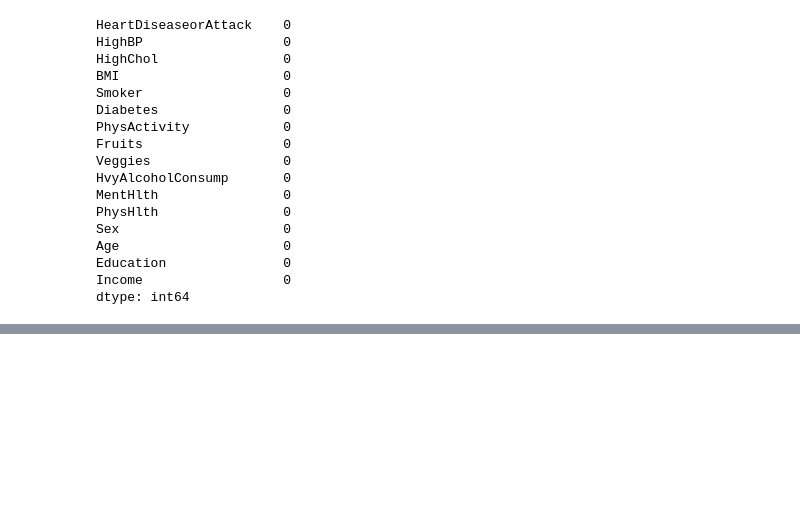
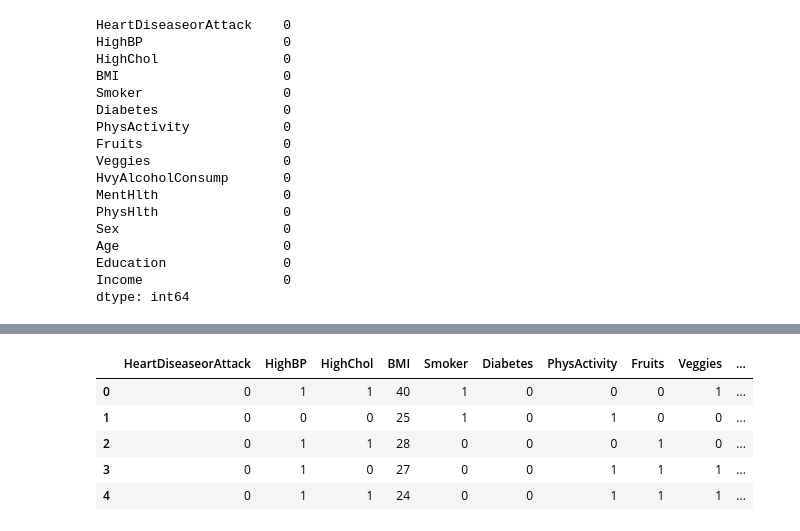
Before and after one commit to Naman-1274/Heart-diseases-predictor, a Jupyter notebook: heart_desease_predeictor/Main.ipynb, the cells around one changed output, grey strips where cells are left out. Cells and saved outputs as stored; diff of their text form; code cells hidden in the pictures; blank space fills up the shorter version.

```diff
--- a/heart_desease_predeictor/Main.ipynb
+++ b/heart_desease_predeictor/Main.ipynb
@@ -73,0 +109,5 @@ for feature in numeric_features:
+# %%
+data['HighBP_HighChol'] = data['HighBP'] & data['HighChol']
+data['Smoker_Diabetes'] = data['Smoker'] & data['Diabetes']
+data['Smoker_HvyAlcoholConsump'] = data['Smoker'] & data['HvyAlcoholConsump']
+data['BMI_PhysActivity'] = data['BMI'] & data['PhysActivity']
@@ -73,0 +135,9 @@ for feature in numeric_features:
+# %%
+data.head()
+# %% [output]
+|  | HeartDiseaseorAttack | HighBP | HighChol | BMI | Smoker | Diabetes | PhysActivity | Fruits | Veggies | ... |
+| 0 | 0 | 1 | 1 | 40 | 1 | 0 | 0 | 0 | 1 | ... |
+| 1 | 0 | 0 | 0 | 25 | 1 | 0 | 1 | 0 | 0 | ... |
+| 2 | 0 | 1 | 1 | 28 | 0 | 0 | 0 | 1 | 0 | ... |
+| 3 | 0 | 1 | 0 | 27 | 0 | 0 | 1 | 1 | 1 | ... |
+| 4 | 0 | 1 | 1 | 24 | 0 | 0 | 1 | 1 | 1 | ... |
```
Also changed, not shown: parts of 7 cells of this notebook.
